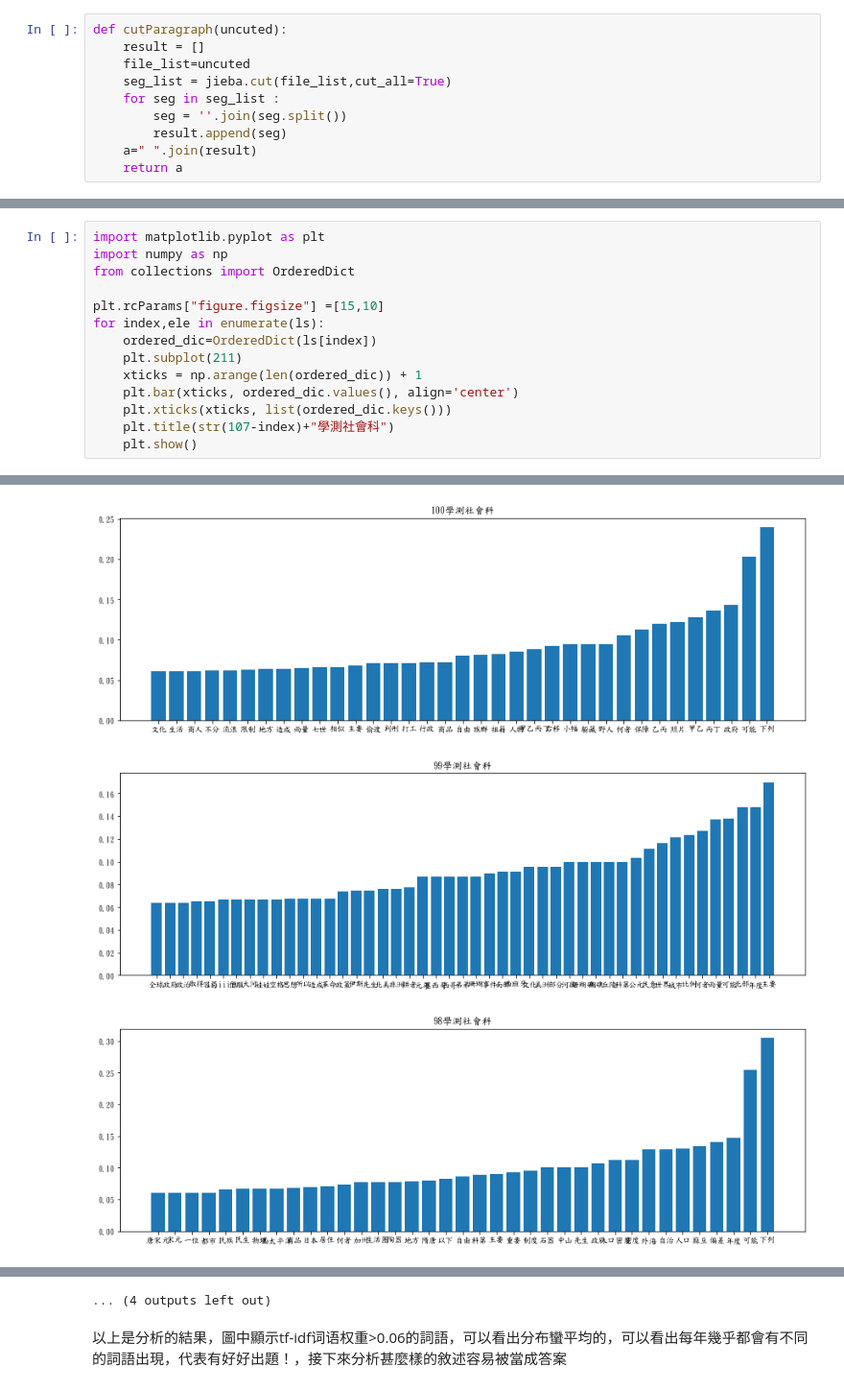
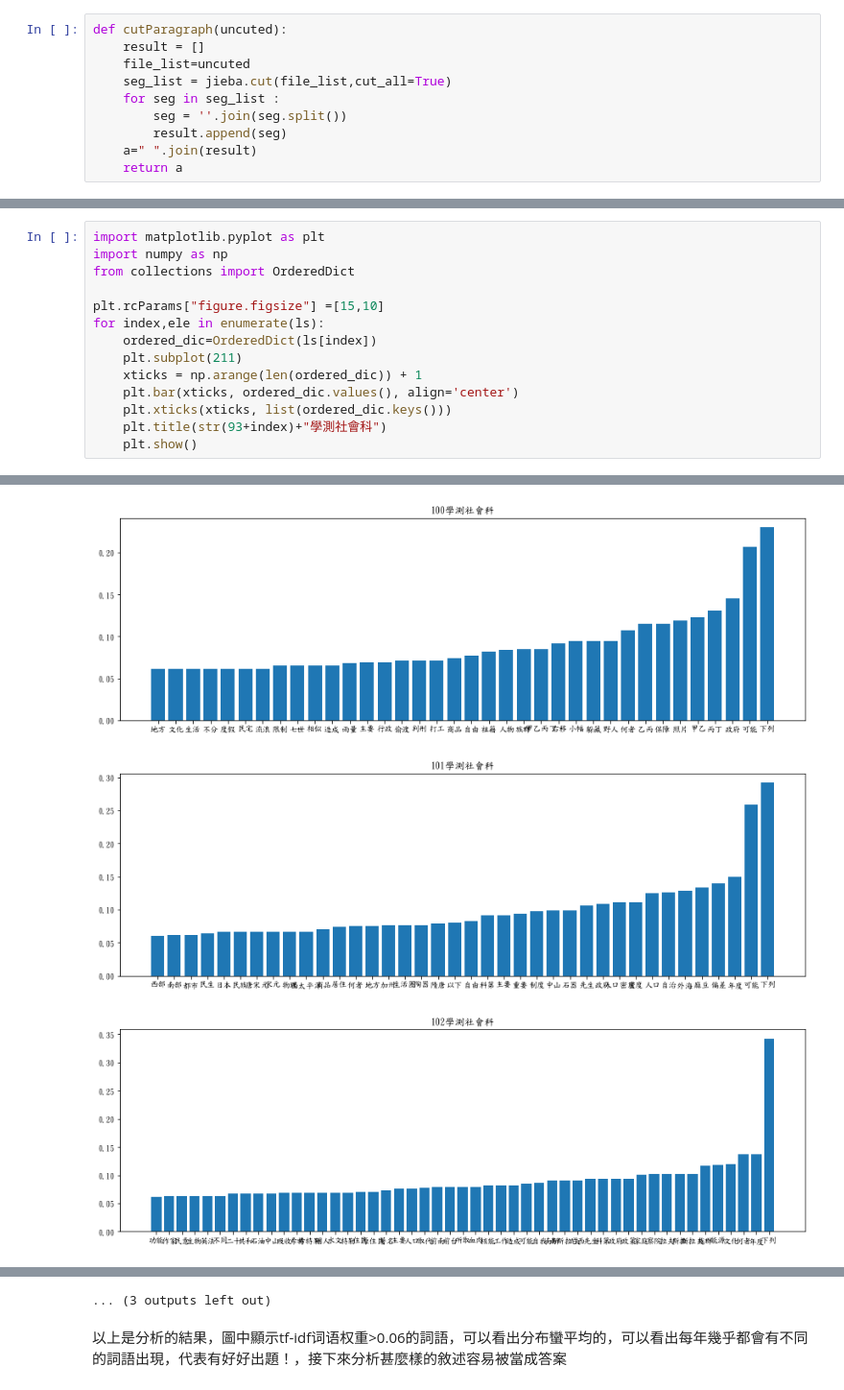
Before and after one commit to KungRayHo/python_project, a Jupyter notebook: [python] project_1/project_1.ipynb, the cells around one changed output, grey strips where cells are left out. Shown: that part at 96% size. Saved outputs shown, nothing was run; the diff lists cells and outputs as text.

```diff
--- a/[python] project_1/project_1.ipynb
+++ b/[python] project_1/project_1.ipynb
@@ -101,6 +96,6 @@ for index,ele in enumerate(ls):
     xticks = np.arange(len(ordered_dic)) + 1
     plt.bar(xticks, ordered_dic.values(), align='center')
     plt.xticks(xticks, list(ordered_dic.keys()))
-    plt.title(str(107-index)+"學測社會科")
+    plt.title(str(93+index)+"學測社會科")
     plt.show()
 # %% [output]
@@ -114,3 +109,3 @@ for index,ele in enumerate(ls):
-[figure, old version]
+[figure, new version]
-[figure, old version]
+[figure, new version]
-[figure, old version]
+[figure, new version]
@@ -119,4 +114,4 @@ for index,ele in enumerate(ls):
-... (4 outputs left out)
+... (3 outputs left out)
 # %% [markdown]
 以上是分析的結果，圖中顯示tf-idf词语权重>0.06的詞語，可以看出分布蠻平均的，可以看出每年幾乎都會有不同的詞語出現，代表有好好出題！，接下來分析甚麼樣的敘述容易被當成答案
 # %% [markdown]
```
Also changed, not shown: parts of 10 cells of this notebook.
